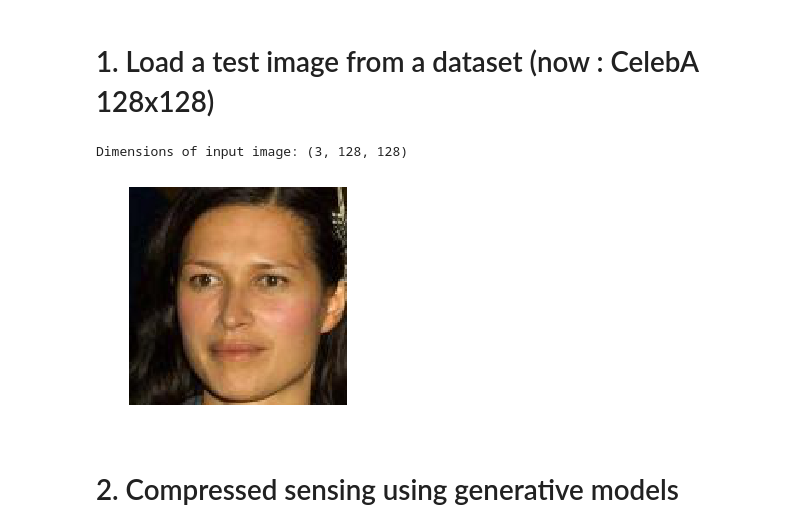
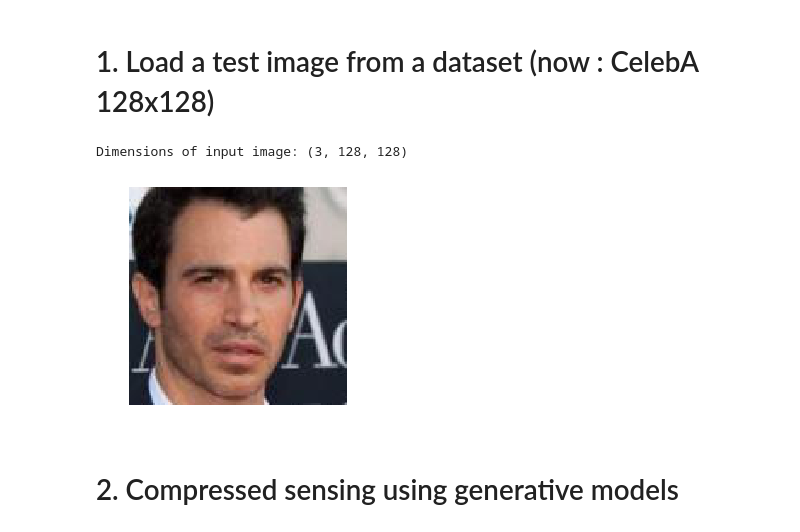
Before and after one commit to d-anguyen/Yeunuoc, a Jupyter notebook: CS-DD/Load_model.ipynb, the cells around one changed output. Saved outputs shown, nothing was run; the diff lists cells and outputs as text; code cells hidden in the pictures.

```diff
--- a/CS-DD/Load_model.ipynb
+++ b/CS-DD/Load_model.ipynb
@@ -38,7 +38,7 @@ num GPUs 0
 #dataset = 'mnist' # 'mnist' or 'celeba'
 dataset = 'celeba'
 path = './test_data/' + dataset + '/'
-img_name = dataset + '4' # 1-5 (for celeba), 1-6 (for mnist)
+img_name = dataset + '5' # 1-5 (for celeba), 1-6 (for mnist)
 img_path = path + img_name + ".jpg"
 img_pil = Image.open(img_path)
 if dataset == 'celeba':
@@ -46,34 +46,34 @@ if dataset == 'celeba':
     cx=89
     cy=121
     img_pil = img_pil.crop((cx-64, cy - 64, cx + 64, cy+64))
 
 img_np = pil_to_np(img_pil)
 print('Dimensions of input image:', img_np.shape)
 img_np = img_np / np.max(img_np)
 
 
 img_np_orig = 1*img_np
 
 if dataset == 'celeba':
     plt.imshow(img_np.transpose(1,2,0))
 else:
     plt.imshow(img_np[0,:,:])
     plt.gray()
 plt.axis('off')
 
 save_path= 'Original'+'_'+img_name+'.png'
 plt.savefig(save_path, bbox_inches='tight', pad_inches = 0)
 
 img_var = np_to_var(img_np).type(dtype)
 d = img_np.shape[1]
 out_ch = img_np.shape[0]
 d_image = img_np.size
 
 # normalize the pixels to [-1,1]
 img_var = 2*img_var -1
 # %% [output]
 Dimensions of input image: (3, 128, 128)
-[figure, old version]
+[figure, new version]
 # %% [markdown]
 # 2. Compressed sensing using generative models
 # %% [markdown]
```
Also changed, not shown: parts of 3 cells of this notebook, 6 other files.
